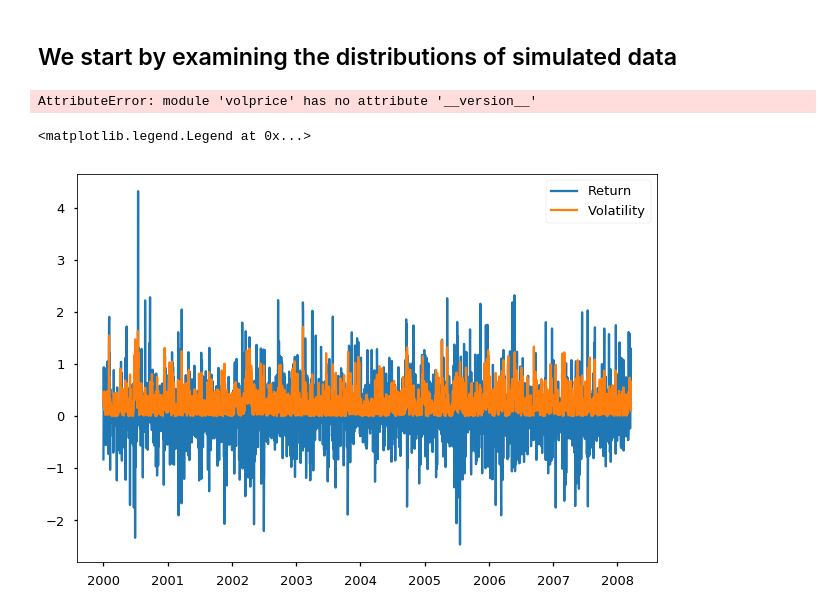
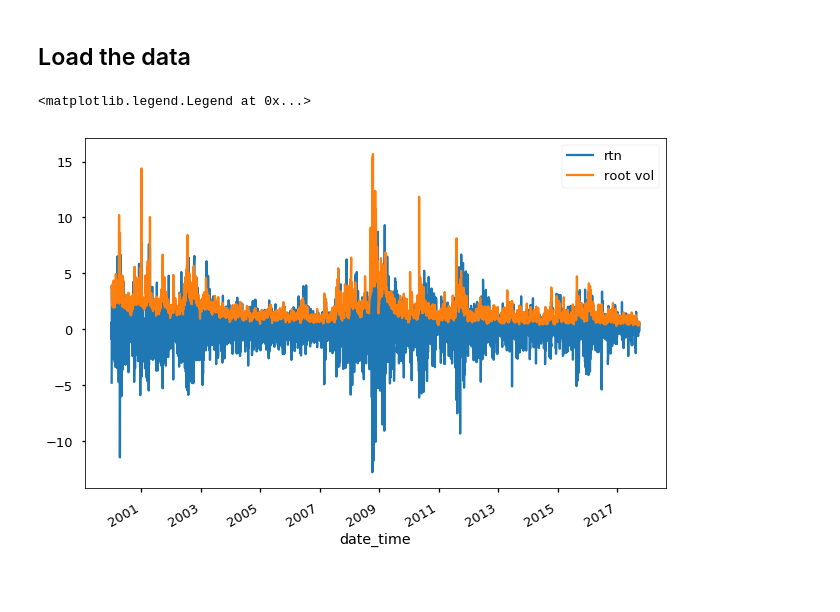
Before and after one commit to sangrey/RiskPriceInference, a Jupyter notebook: volpriceinference/robust_inference_on_data.ipynb, the cells around one changed output. Drawn from its saved outputs; the diff is of its cells as text; code cells hidden in the pictures; blank space fills up the shorter version.

```diff
--- a/volpriceinference/robust_inference_on_data.ipynb
+++ b/volpriceinference/robust_inference_on_data.ipynb
@@ -42,6 +18,0 @@ total_true_params.update(
-# %% [markdown]
-## We start by examining the distributions of simulated data
-# %%
-vl.__version__
-# %% [output]
-AttributeError: module 'volprice' has no attribute '__version__'
@@ -50,8 +19,17 @@ data = vl.simulate_data(time_dim=time_dim, **true_params)
+# %% [markdown]
+## Load the data
+# %%
+data_in = pd.read_csv('../data/spy_daily_data_2000-2017.csv', index_col=0, parse_dates=True).dropna()
+data = pd.DataFrame(data_in['log_rtn']).rename(columns={'log_rtn':'rtn'})
+data['vol'] = data_in['real_vol']
+data['rtn'] *= np.mean(data['vol']) / np.mean(data['rtn']**2)
+data['vol'] *= 252**2
+data['rtn'] *= 252
 # %%
 fig1, ax1 = mpl.pyplot.subplots()
-ax1.plot(data.rtn, label='Return')
-ax1.plot(data.vol, label='Volatility')
+data['rtn'].plot(ax=ax1)
+data['vol'].apply(np.sqrt).plot(ax=ax1, label='root vol')
 ax1.legend()
 # %% [output]
 <matplotlib.legend.Legend at 0x...>
-[figure, old version]
+[figure, new version]
```
Also changed, not shown: parts of 23 cells of this notebook, 3 other files.
